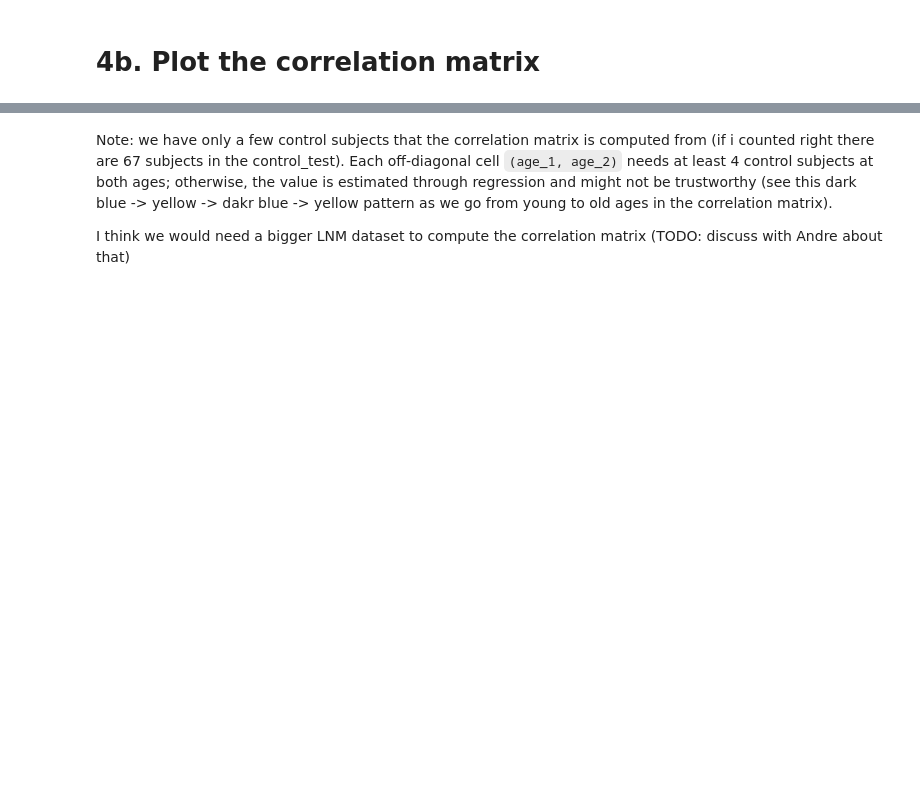
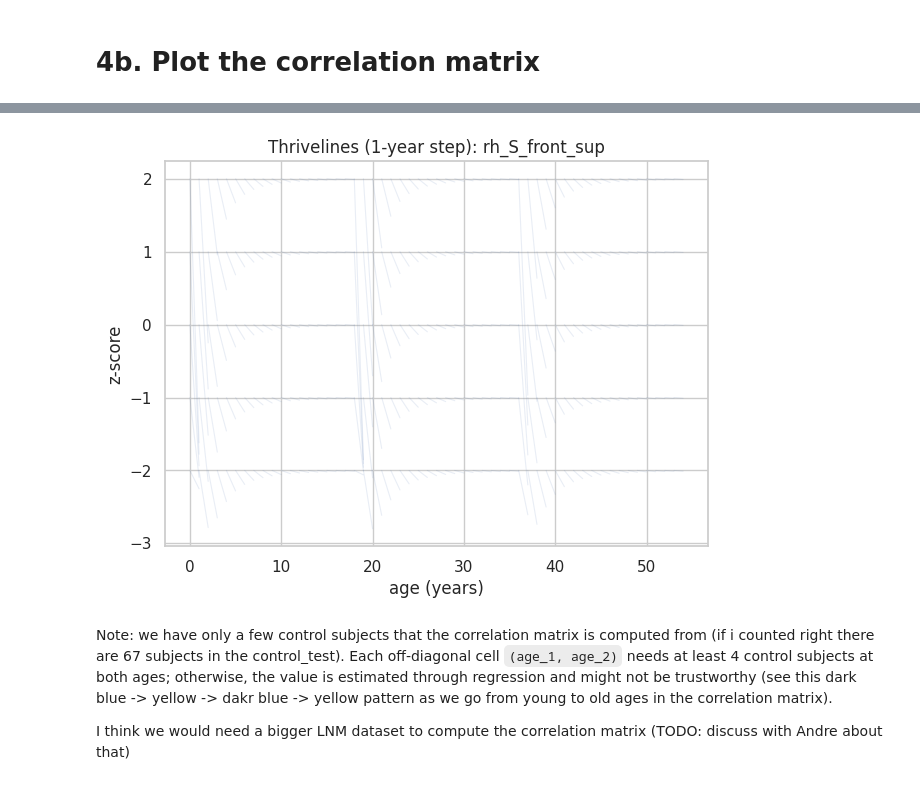
Before and after one commit to predictive-clinical-neuroscience/PCNtoolkit, a Jupyter notebook: examples/14_longitudinal_modelling.ipynb, the cells around one changed output, grey strips where cells are left out. Saved outputs shown, nothing was run; the diff lists cells and outputs as text; code cells hidden in the pictures; blank space fills up the shorter version.

```diff
--- a/examples/14_longitudinal_modelling.ipynb
+++ b/examples/14_longitudinal_modelling.ipynb
@@ -414,3 +424,29 @@ plt.show()
+# %%
+# Grid overlay: anchor age × starting z-score (omit data= for this mode).
+thrive_Z, thrive_X = compute_thrivelines(
+    zgain.get_correlation_matrix().sel(response_vars=region),
+    z_anchor_start=-2,
+    z_anchor_end=3,
+)
+
+z_lines = thrive_Z.sel(response_vars=region, drop=True)
+x_lines = thrive_X.sel(response_vars=region, drop=True)
+
+plt.figure(figsize=(7, 5))
+for seg in range(z_lines.sizes["segment"]):
+    plt.plot(
+        x_lines.isel(segment=seg).values,
+        z_lines.isel(segment=seg).values,
+        color="#4c72b0",
+        alpha=0.12,
+        lw=0.8,
+    )
+plt.xlabel("age (years)")
+plt.ylabel("z-score")
+plt.title(f"Thrivelines (1-year step): {region}")
+plt.show()
+# %% [output]
+[figure, added]
 # %% [markdown]
 Note: we have only a few control subjects that the correlation matrix is computed from (if i counted right there are 67 subjects in the control_test). Each off-diagonal cell `(age_1, age_2)` needs at least 4 control subjects at both ages; otherwise, the value is estimated through regression and might not be trustworthy (see this dark blue -> yellow -> dakr blue -> yellow pattern as we go from young to old ages in the correlation matrix).
 
```
Also changed, not shown: parts of 14 cells of this notebook, 1 other file.
